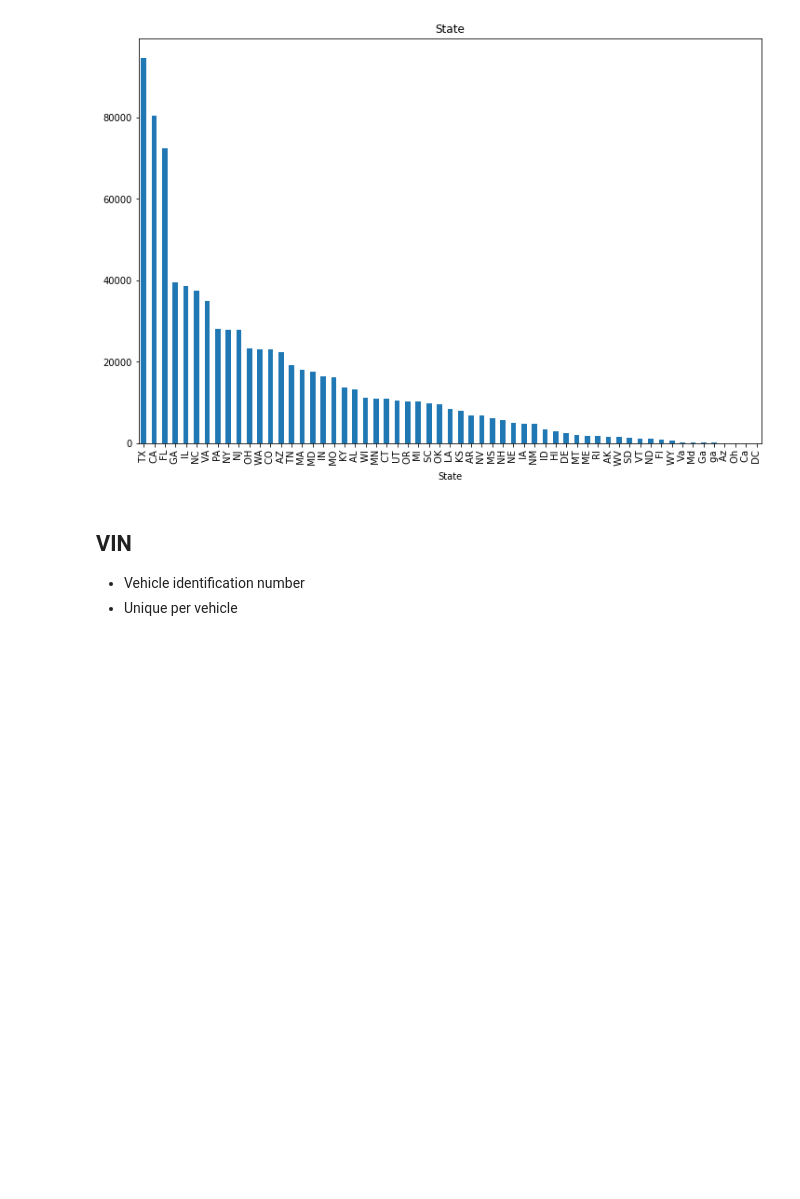
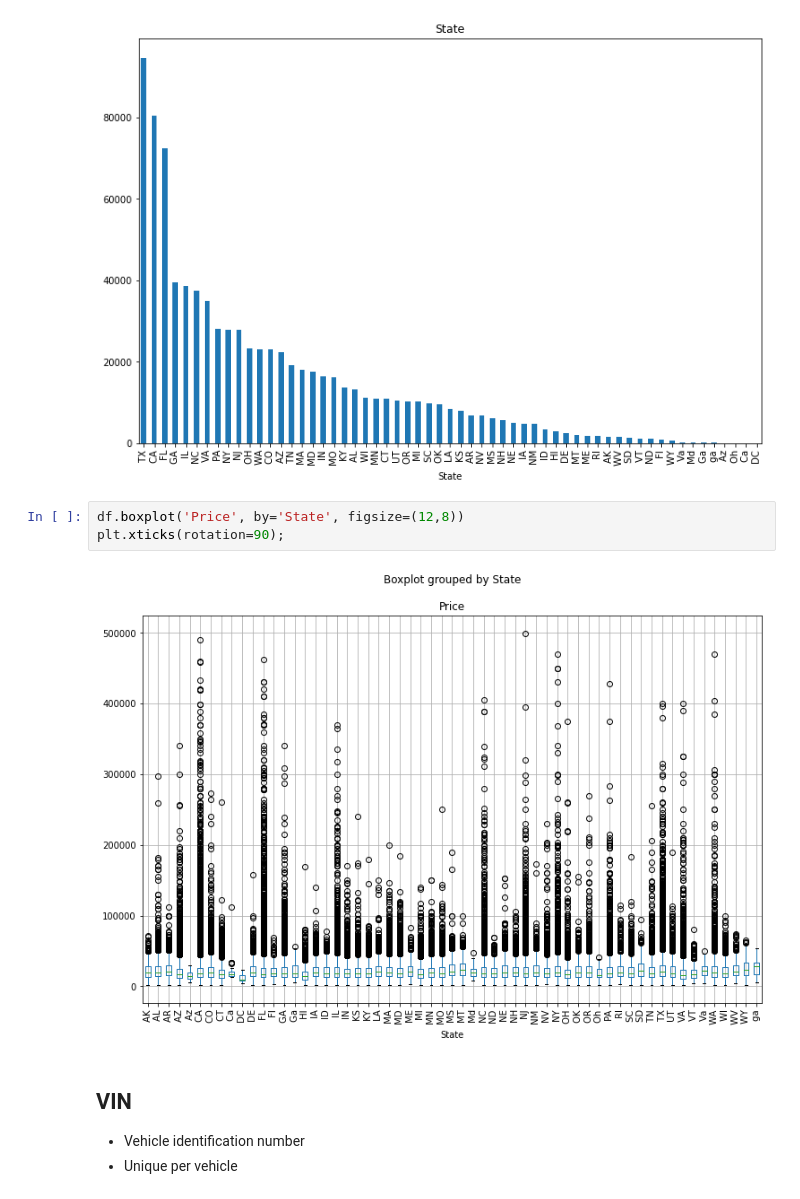
Before and after one commit to swilsonmfc/notebooks, a Jupyter notebook: NeuralNetworksEmbedding.ipynb, the cells around one changed output. Saved outputs shown, nothing was run; the diff lists cells and outputs as text; blank space fills up the shorter version.

```diff
--- a/NeuralNetworksEmbedding.ipynb
+++ b/NeuralNetworksEmbedding.ipynb
@@ -227,6 +240,11 @@ df.groupby('State') \
 plt.title('State');
 # %% [output]
 [figure]
+# %%
+df.boxplot('Price', by='State', figsize=(12,8))
+plt.xticks(rotation=90);
+# %% [output]
+[figure, added]
 # %% [markdown]
 ## VIN
 * Vehicle identification number
```
Also changed, not shown: parts of 12 cells of this notebook.
